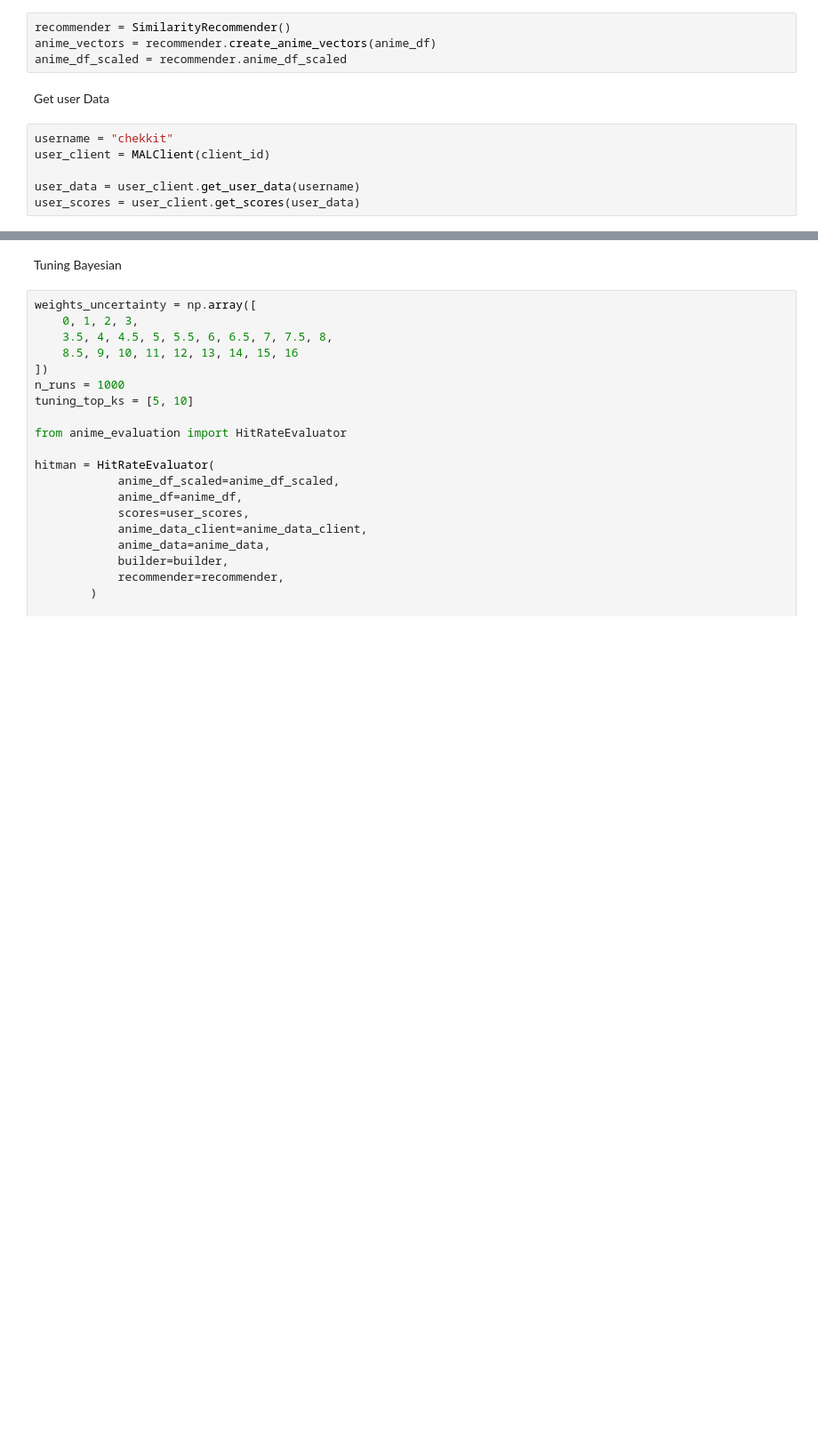
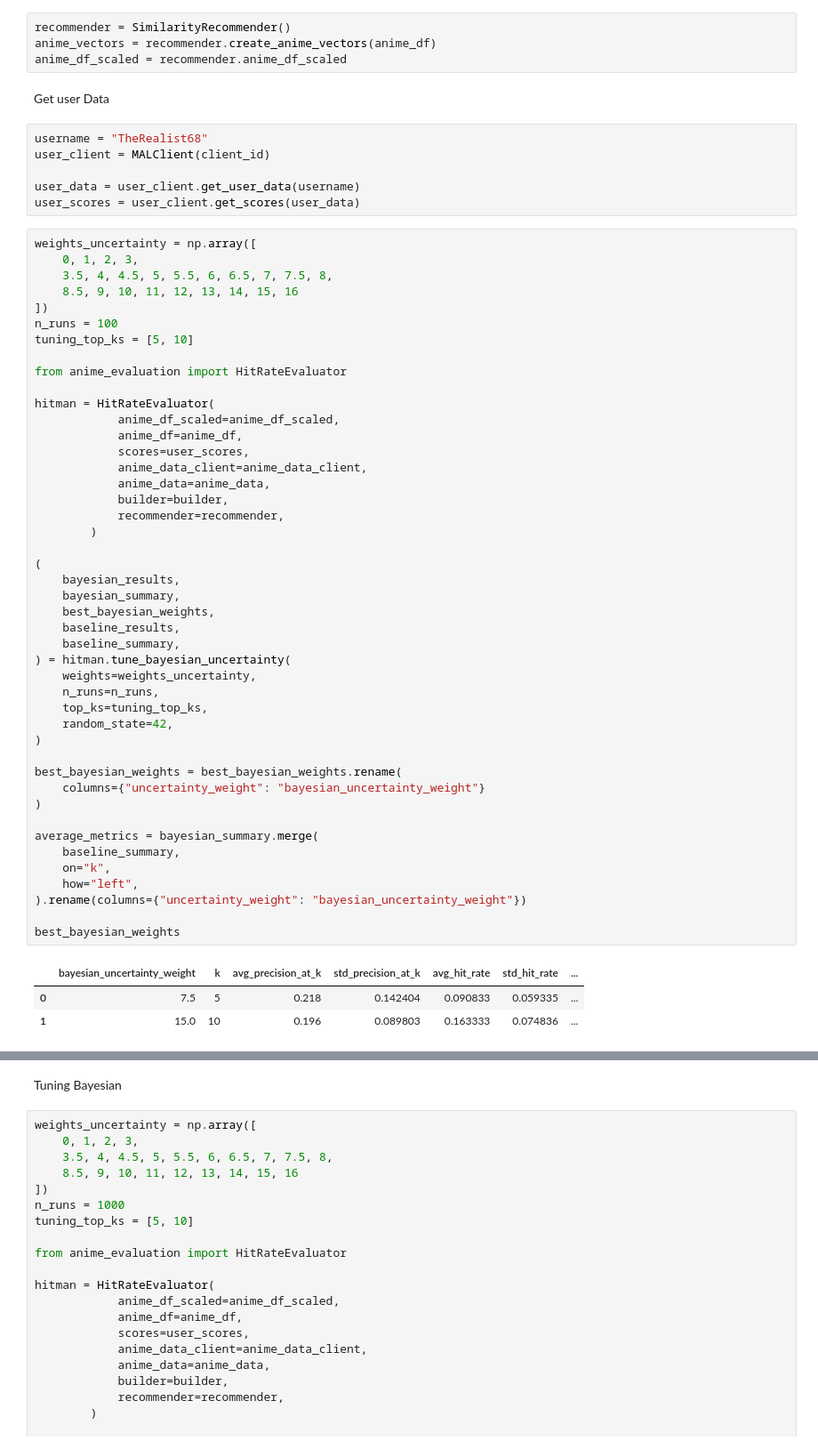
Before and after one commit to sidmetikala-dev/anirec_v2, a Jupyter notebook: notebooks/single_user_bayesian_uncertainty_tuning.ipynb, the cells around one changed output, grey strips where cells are left out. Shown at 89% size. Drawn from its saved outputs; the diff is of its cells as text; blank space fills up the shorter version.

```diff
--- a/notebooks/bayesian_uncertainty_tuning_20260615.ipynb
+++ b/notebooks/single_user_bayesian_uncertainty_tuning.ipynb
@@ -49,8 +49,57 @@ anime_df_scaled = recommender.anime_df_scaled
 # %% [markdown]
 Get user Data
 # %%
-username = "chekkit"
+username = "TheRealist68"
 user_client = MALClient(client_id)
 
 user_data = user_client.get_user_data(username)
 user_scores = user_client.get_scores(user_data)
+# %%
+weights_uncertainty = np.array([
+    0, 1, 2, 3,
+    3.5, 4, 4.5, 5, 5.5, 6, 6.5, 7, 7.5, 8,
+    8.5, 9, 10, 11, 12, 13, 14, 15, 16
+])
+n_runs = 100
+tuning_top_ks = [5, 10]
+
+from anime_evaluation import HitRateEvaluator
+
+hitman = HitRateEvaluator(
+            anime_df_scaled=anime_df_scaled,
+            anime_df=anime_df,
+            scores=user_scores,
+            anime_data_client=anime_data_client,
+            anime_data=anime_data,
+            builder=builder,
+            recommender=recommender,
+        )
+
+(
+    bayesian_results,
+    bayesian_summary,
+    best_bayesian_weights,
+    baseline_results,
+    baseline_summary,
+) = hitman.tune_bayesian_uncertainty(
+    weights=weights_uncertainty,
+    n_runs=n_runs,
+    top_ks=tuning_top_ks,
+    random_state=42,
+)
+
+best_bayesian_weights = best_bayesian_weights.rename(
+    columns={"uncertainty_weight": "bayesian_uncertainty_weight"}
+)
+
+average_metrics = bayesian_summary.merge(
+    baseline_summary,
+    on="k",
+    how="left",
+).rename(columns={"uncertainty_weight": "bayesian_uncertainty_weight"})
+
+best_bayesian_weights
+# %% [output]
+|  | bayesian_uncertainty_weight | k | avg_precision_at_k | std_precision_at_k | avg_hit_rate | std_hit_rate | ... |
+| 0 | 7.5 | 5 | 0.218 | 0.142404 | 0.090833 | 0.059335 | ... |
+| 1 | 15.0 | 10 | 0.196 | 0.089803 | 0.163333 | 0.074836 | ... |
```
Also changed, not shown: parts of 2 cells of this notebook, 6 other files.
